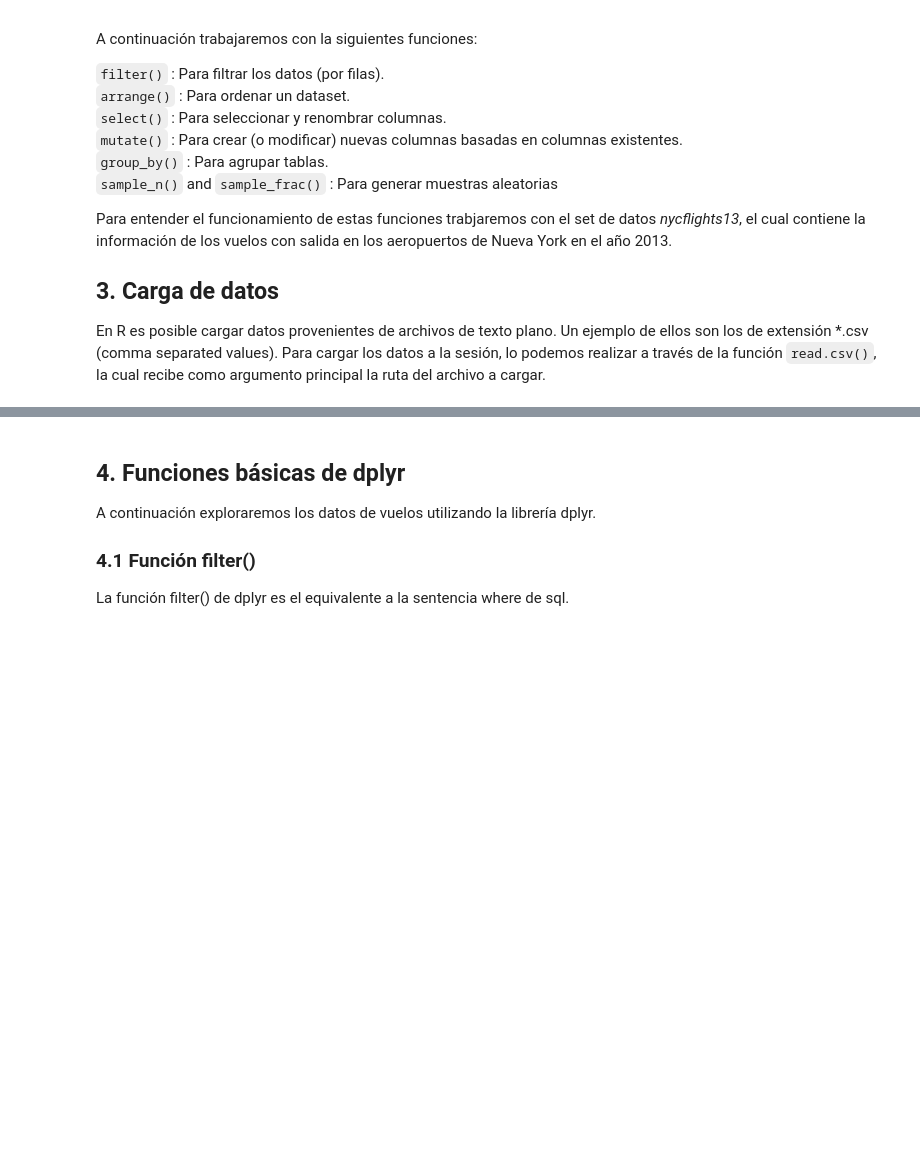
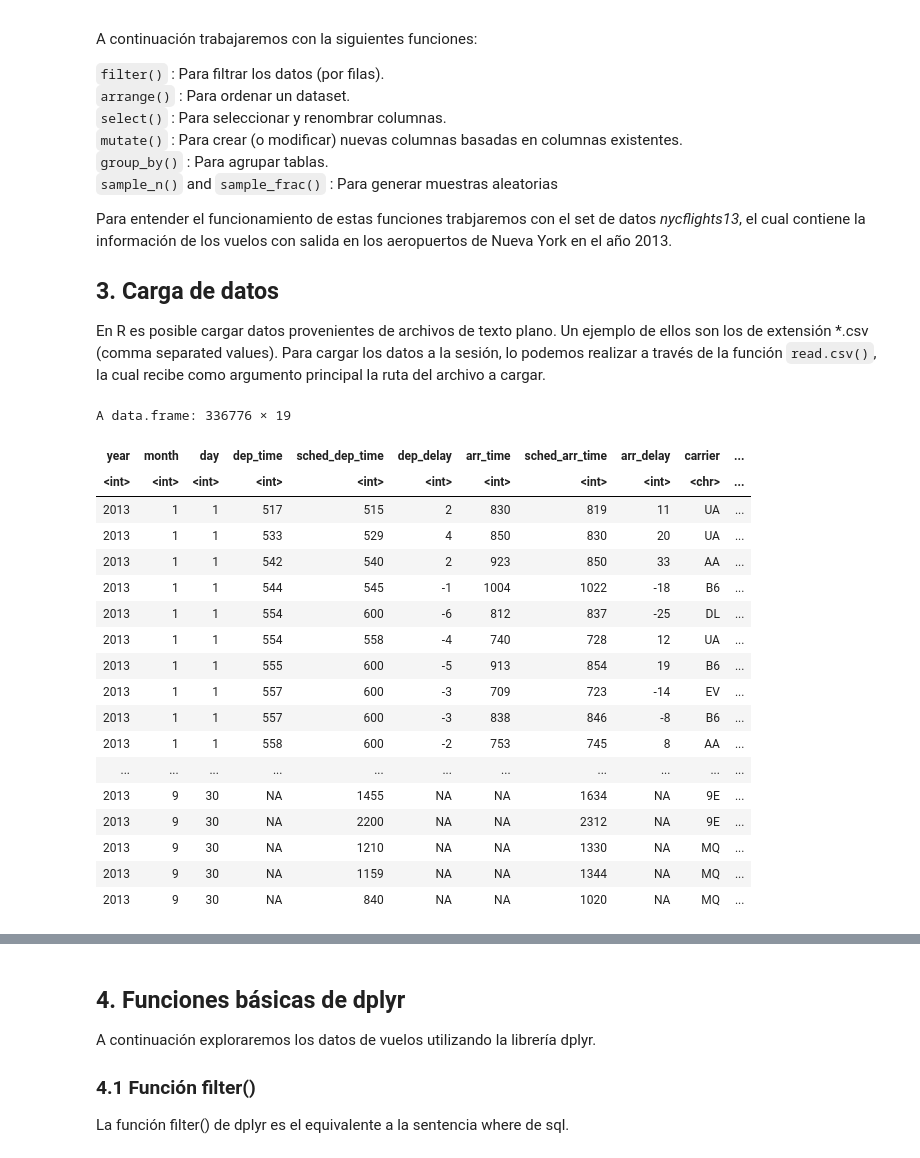
Before and after one commit to majorquev/DBDC_202504_Programacion_en_R_para_ciencia_de_datos, a Jupyter notebook: Clases/Clase3/Clase3_01_manipulacion_de_tablas_I.ipynb, the cells around one changed output, grey strips where cells are left out. Drawn from its saved outputs; the diff is of its cells as text; code cells hidden in the pictures; blank space fills up the shorter version.

```diff
--- a/Clases/Clase3/Clase3_01_manipulacion_de_tablas_I.ipynb
+++ b/Clases/Clase3/Clase3_01_manipulacion_de_tablas_I.ipynb
@@ -48,4 +60,27 @@ En R es posible cargar datos provenientes de archivos de texto plano. Un ejemplo
 getwd()
 # %%
 # Carga de datos ------
-# Usaremos la función read.csv para cargar el archivo Datasets_flights.csv ubicado en "./Datasets/", y lo guardamos en una variable llamada vuelo.
+# Usaremos la función read.csv para cargar el archivo flights.csv ubicado en el WD.
+vuelos <- read.csv("flights.csv") # como el archivo está en nuestro WD, no precisamos indicar la ruta completa, y basta solo con el nombre del archivo.
+# %%
+vuelos
+# %% [output]
+A data.frame: 336776 × 19
+| year | month | day | dep_time | sched_dep_time | dep_delay | arr_time | sched_arr_time | arr_delay | carrier | ... |
+| <int> | <int> | <int> | <int> | <int> | <int> | <int> | <int> | <int> | <chr> | ... |
+| 2013 | 1 | 1 | 517 | 515 | 2 | 830 | 819 | 11 | UA | ... |
+| 2013 | 1 | 1 | 533 | 529 | 4 | 850 | 830 | 20 | UA | ... |
+| 2013 | 1 | 1 | 542 | 540 | 2 | 923 | 850 | 33 | AA | ... |
+| 2013 | 1 | 1 | 544 | 545 | -1 | 1004 | 1022 | -18 | B6 | ... |
+| 2013 | 1 | 1 | 554 | 600 | -6 | 812 | 837 | -25 | DL | ... |
+| 2013 | 1 | 1 | 554 | 558 | -4 | 740 | 728 | 12 | UA | ... |
+| 2013 | 1 | 1 | 555 | 600 | -5 | 913 | 854 | 19 | B6 | ... |
+| 2013 | 1 | 1 | 557 | 600 | -3 | 709 | 723 | -14 | EV | ... |
+| 2013 | 1 | 1 | 557 | 600 | -3 | 838 | 846 | -8 | B6 | ... |
+| 2013 | 1 | 1 | 558 | 600 | -2 | 753 | 745 | 8 | AA | ... |
+| ... | ... | ... | ... | ... | ... | ... | ... | ... | ... | ... |
+| 2013 | 9 | 30 | NA | 1455 | NA | NA | 1634 | NA | 9E | ... |
+| 2013 | 9 | 30 | NA | 2200 | NA | NA | 2312 | NA | 9E | ... |
+| 2013 | 9 | 30 | NA | 1210 | NA | NA | 1330 | NA | MQ | ... |
+| 2013 | 9 | 30 | NA | 1159 | NA | NA | 1344 | NA | MQ | ... |
+| 2013 | 9 | 30 | NA | 840 | NA | NA | 1020 | NA | MQ | ... |
```
Also changed, not shown: parts of 16 cells of this notebook.
